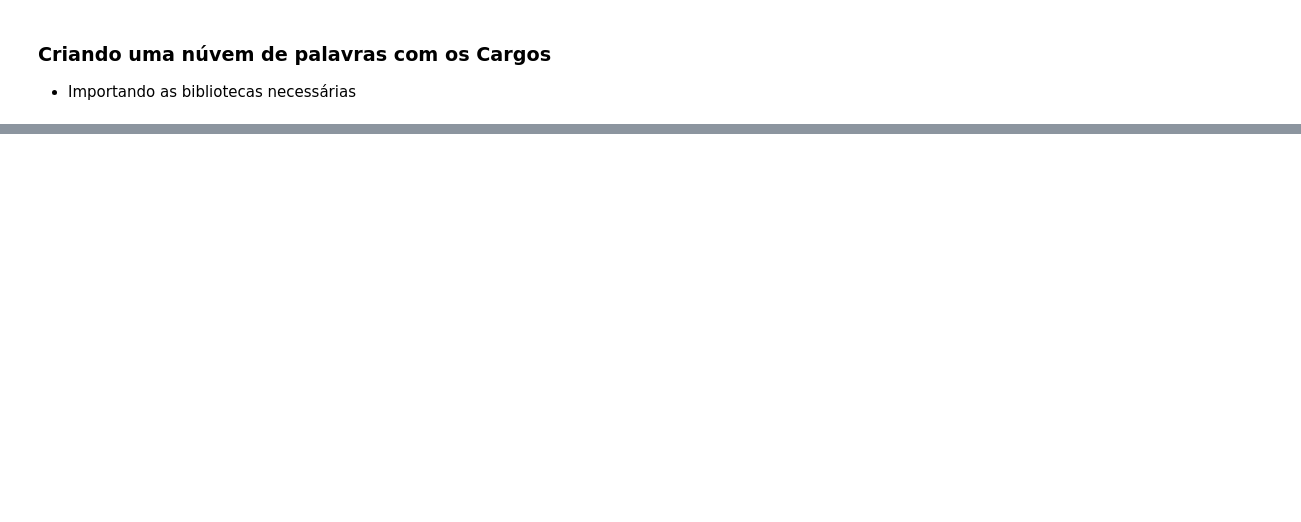
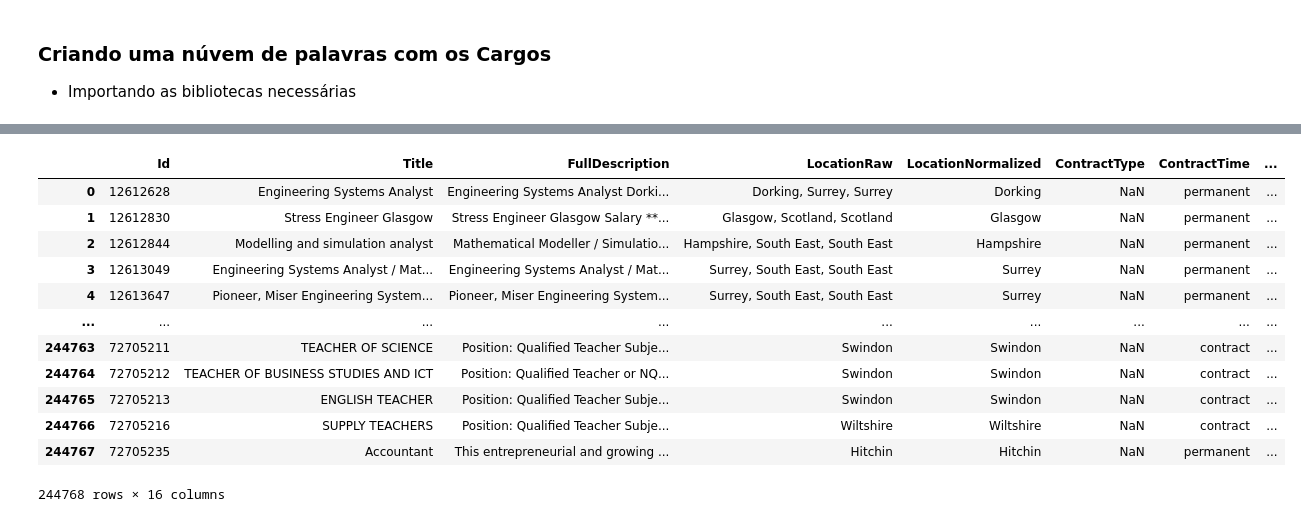
Before and after one commit to NophaieViscente/PredictSalary, a Jupyter notebook: PredictSalary_RegressionProblemExample_AED.ipynb, the cells around one changed output, grey strips where cells are left out. Cells and saved outputs as stored; diff of their text form; code cells hidden in the pictures; blank space fills up the shorter version.

```diff
--- a/PredictSalary_RegressionProblemExample_AED.ipynb
+++ b/PredictSalary_RegressionProblemExample_AED.ipynb
@@ -588,0 +651,16 @@ plt.show()
+# %%
+df_tmp
+# %% [output]
+|  | Id | Title | FullDescription | LocationRaw | LocationNormalized | ContractType | ContractTime | ... |
+| 0 | 12612628 | Engineering Systems Analyst | Engineering Systems Analyst Dorki... | Dorking, Surrey, Surrey | Dorking | NaN | permanent | ... |
+| 1 | 12612830 | Stress Engineer Glasgow | Stress Engineer Glasgow Salary **... | Glasgow, Scotland, Scotland | Glasgow | NaN | permanent | ... |
+| 2 | 12612844 | Modelling and simulation analyst | Mathematical Modeller / Simulatio... | Hampshire, South East, South East | Hampshire | NaN | permanent | ... |
+| 3 | 12613049 | Engineering Systems Analyst / Mat... | Engineering Systems Analyst / Mat... | Surrey, South East, South East | Surrey | NaN | permanent | ... |
+| 4 | 12613647 | Pioneer, Miser Engineering System... | Pioneer, Miser Engineering System... | Surrey, South East, South East | Surrey | NaN | permanent | ... |
+| ... | ... | ... | ... | ... | ... | ... | ... | ... |
+| 244763 | 72705211 | TEACHER OF SCIENCE | Position: Qualified Teacher Subje... | Swindon | Swindon | NaN | contract | ... |
+| 244764 | 72705212 | TEACHER OF BUSINESS STUDIES AND ICT | Position: Qualified Teacher or NQ... | Swindon | Swindon | NaN | contract | ... |
+| 244765 | 72705213 | ENGLISH TEACHER | Position: Qualified Teacher Subje... | Swindon | Swindon | NaN | contract | ... |
+| 244766 | 72705216 | SUPPLY TEACHERS | Position: Qualified Teacher Subje... | Wiltshire | Wiltshire | NaN | contract | ... |
+| 244767 | 72705235 | Accountant | This entrepreneurial and growing ... | Hitchin | Hitchin | NaN | permanent | ... |
+244768 rows × 16 columns
```
Also changed, not shown: parts of 34 cells of this notebook.
